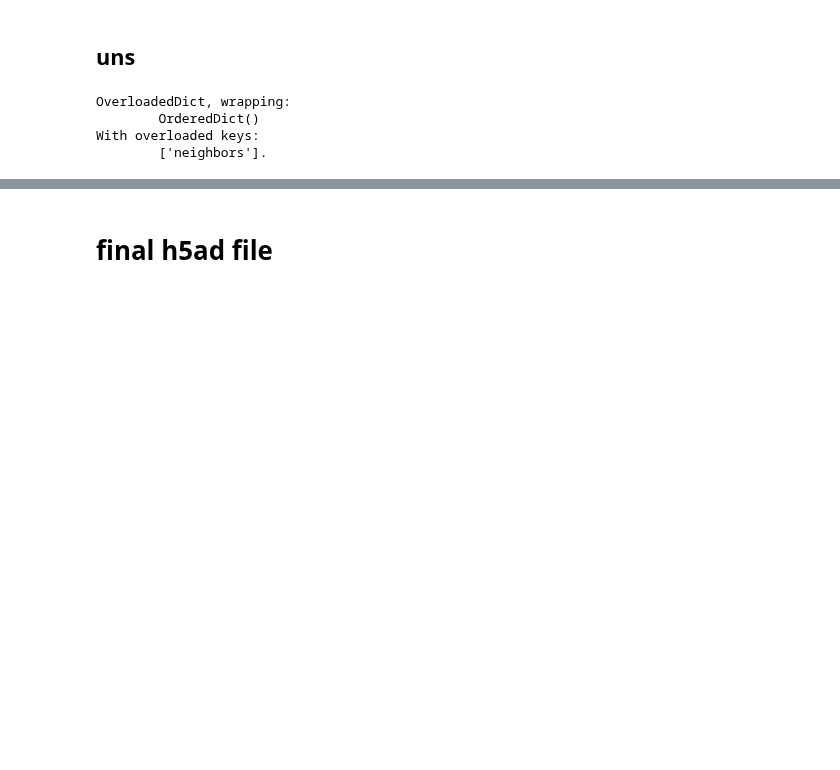
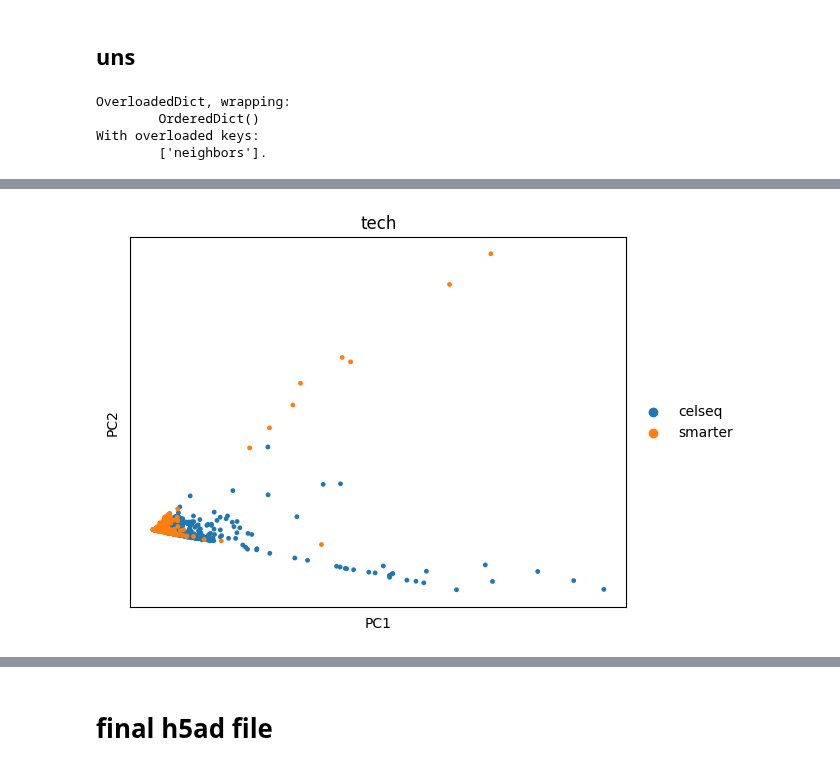
Before and after one commit to Bayer-Group/cellenium, a Jupyter notebook: data_import/public_data/pancreas_atlas_subset.ipynb, the cells around one changed output, grey strips where cells are left out. Saved outputs shown, nothing was run; the diff lists cells and outputs as text; code cells hidden in the pictures; blank space fills up the shorter version.

```diff
--- a/data_import/public_data/pancreas_atlas_subset.ipynb
+++ b/data_import/public_data/pancreas_atlas_subset.ipynb
@@ -94,5 +94,9 @@ prep.density_sample_umap(adata, 1500)
 OMP: Info #276: omp_set_nested routine deprecated, please use omp_set_max_active_levels instead.
 [figure]
+# %%
+sc.pl.pca(adata, color='tech')
+# %% [output]
+[figure, added]
 # %%
 prep.set_cellenium_metadata(
     adata,
```
Also changed, not shown: parts of 4 cells of this notebook, 13 other files.
